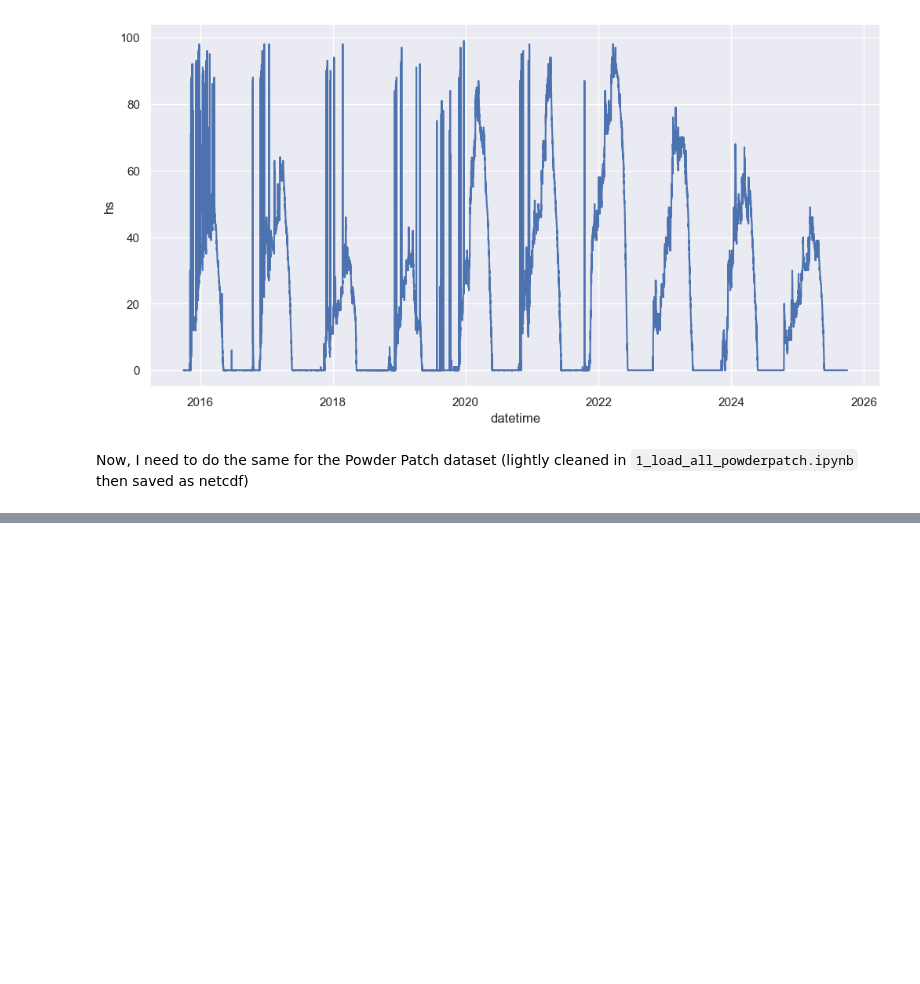
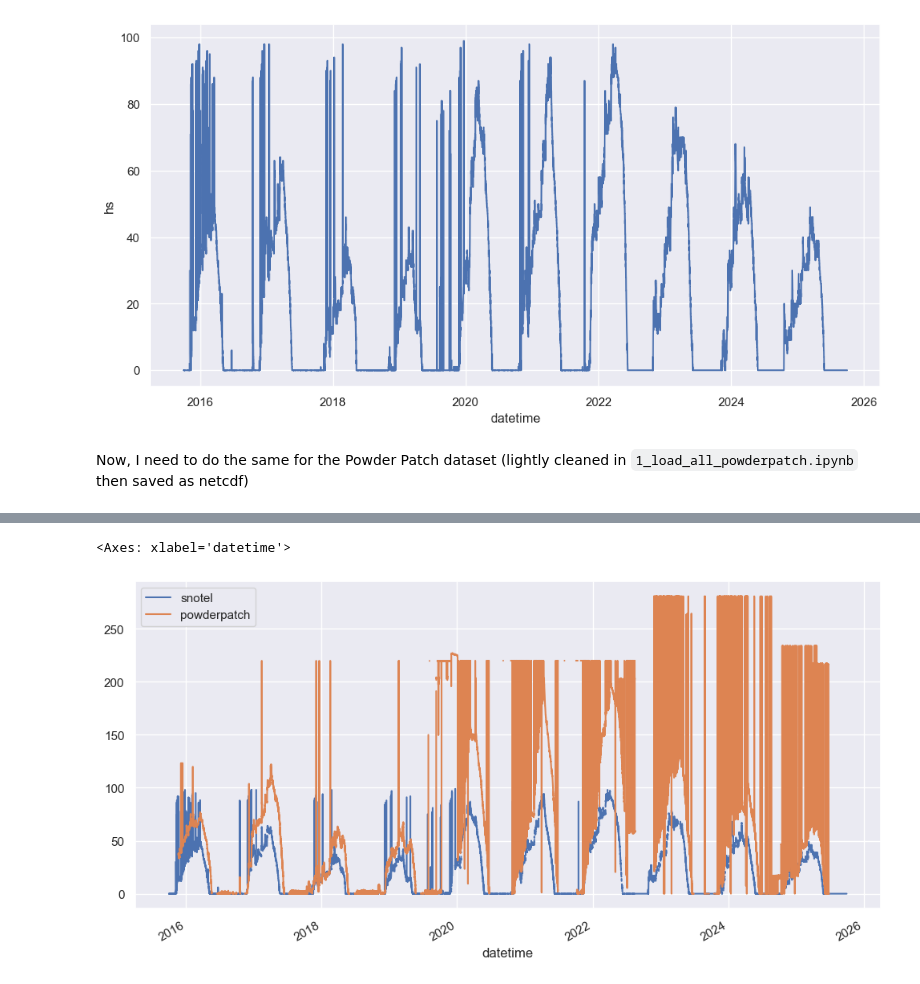
Before and after one commit to cassielumbrazo/snowdepth_teleconnections, a Jupyter notebook: 3_clean_snowdepth.ipynb, the cells around one changed output, grey strips where cells are left out. Saved outputs shown, nothing was run; the diff lists cells and outputs as text; code cells hidden in the pictures; blank space fills up the shorter version.

```diff
--- a/3_clean_snowdepth.ipynb
+++ b/3_clean_snowdepth.ipynb
@@ -71,0 +108,8 @@ Now, I need to do the same for the Powder Patch dataset (lightly cleaned in `1_l
+# %%
+# first, make both dataframes timezone-naive so that we can join
+# ds_site1270_naive = ds_site1270.copy()
+# ds_site1270_naive['datetime'] = ds_site1270_naive['datetime'].dt.tz_localize(None)
+# ds_site1270_naive = ds_site1270_naive.set_index('datetime')
+df_mesowest_naive = df_mesowest.copy()
+df_mesowest_naive.index = df_mesowest_naive.index.tz_localize(None)
+df_mesowest_naive.index.name = 'datetime'
@@ -71,0 +153,7 @@ Now, I need to do the same for the Powder Patch dataset (lightly cleaned in `1_l
+# %%
+ds_site1270_pandas = ds_site1270.to_dataframe()
+ds_site1270_pandas.index = ds_site1270_pandas.index.tz_localize(None)
+df_mesowest_naive.index = df_mesowest_naive.index.tz_localize(None)
+# %%
+ds_site1270_pandas = ds_site1270_pandas[~ds_site1270_pandas.index.duplicated(keep='first')]
+df_mesowest_naive = df_mesowest_naive[~df_mesowest_naive.index.duplicated(keep='first')]
@@ -71,0 +177,13 @@ Now, I need to do the same for the Powder Patch dataset (lightly cleaned in `1_l
+# %%
+df_snow = pd.concat(
+    [
+        ds_site1270_pandas['hs'].rename('snotel'),
+        df_mesowest_naive['snow_depth_set_1_inches'].rename('powderpatch')
+    ],
+    axis=1
+)
+# %%
+df_snow.plot()
+# %% [output]
+<Axes: xlabel='datetime'>
+[figure, added]
```
Also changed, not shown: parts of 20 cells of this notebook, 1 other file.
